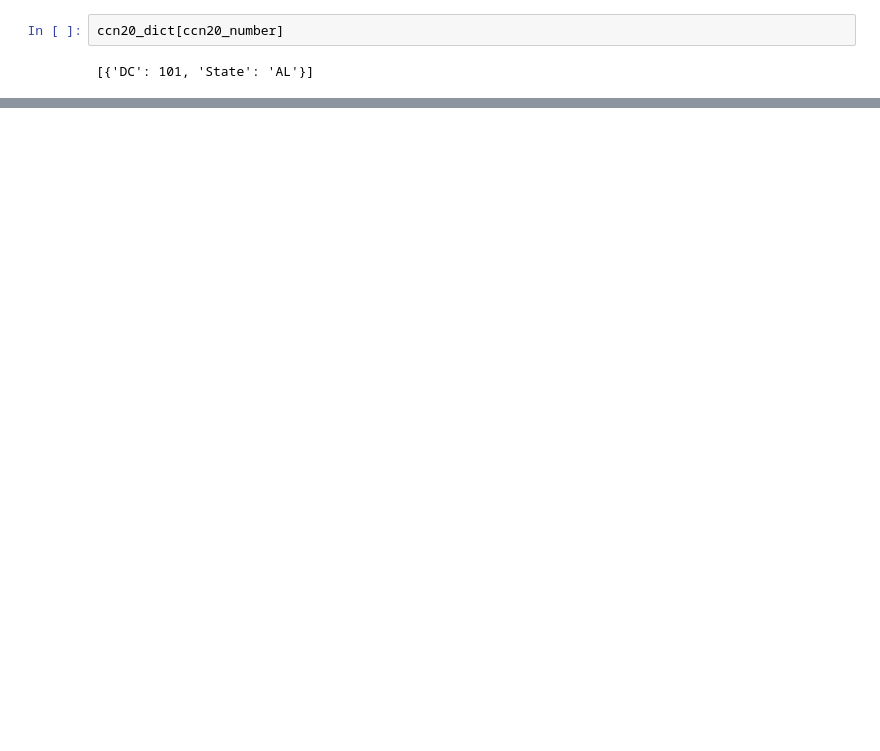
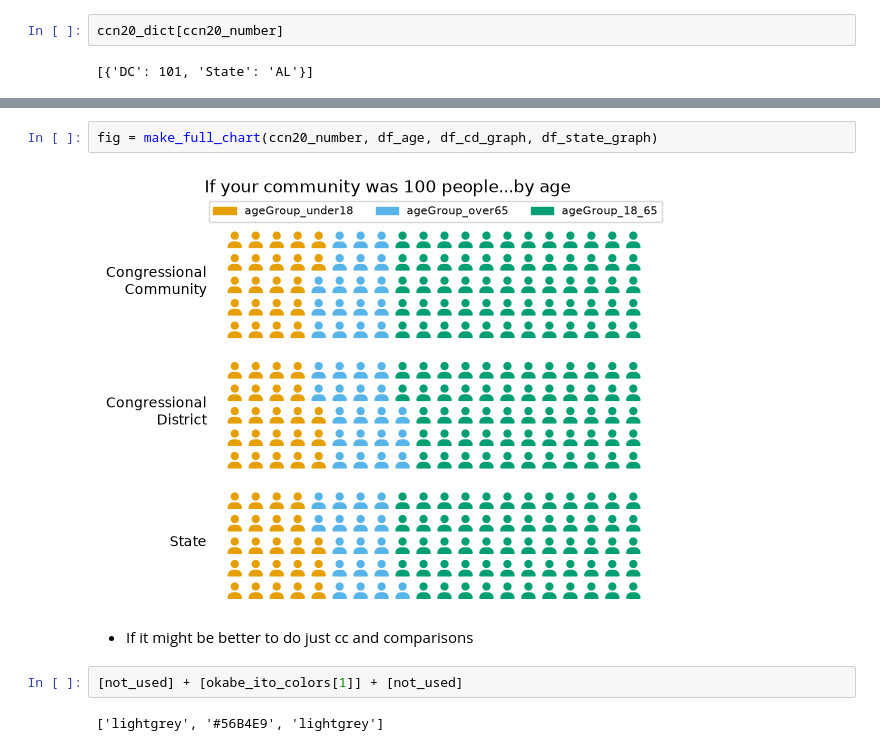
Before and after one commit to camilleberg/congressional_communities, a Jupyter notebook: map project/new_map_viz/people_char.ipynb, the cells around one changed output, grey strips where cells are left out. Drawn from its saved outputs; the diff is of its cells as text; blank space fills up the shorter version.

```diff
--- a/map project/new_map_viz/people_char.ipynb
+++ b/map project/new_map_viz/people_char.ipynb
@@ -208,0 +277,10 @@ plt.show()
+# %%
+fig = make_full_chart(ccn20_number, df_age, df_cd_graph, df_state_graph)
+# %% [output]
+[figure, added]
+# %% [markdown]
++ If it might be better to do just cc and comparisons
+# %%
+[not_used] + [okabe_ito_colors[1]] + [not_used]
+# %% [output]
+['lightgrey', '#56B4E9', 'lightgrey']
```
Also changed, not shown: parts of 21 cells of this notebook, 1 other file.
